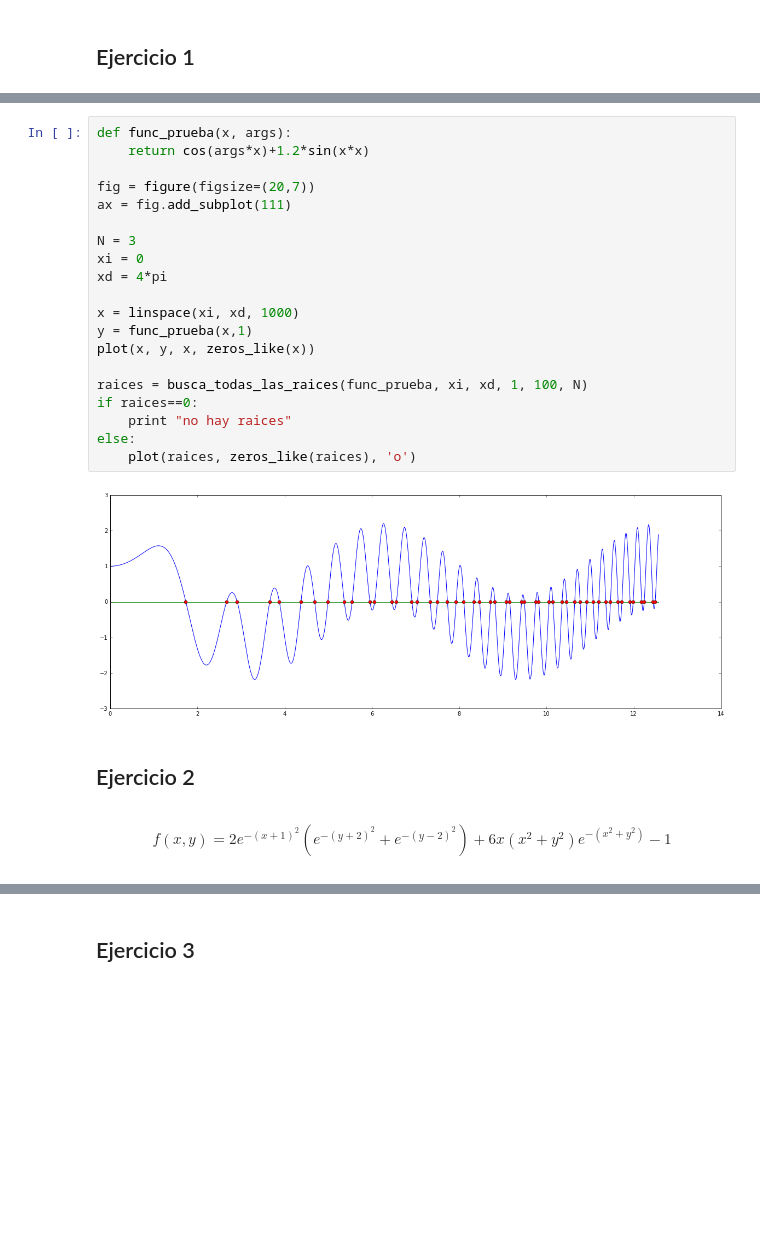
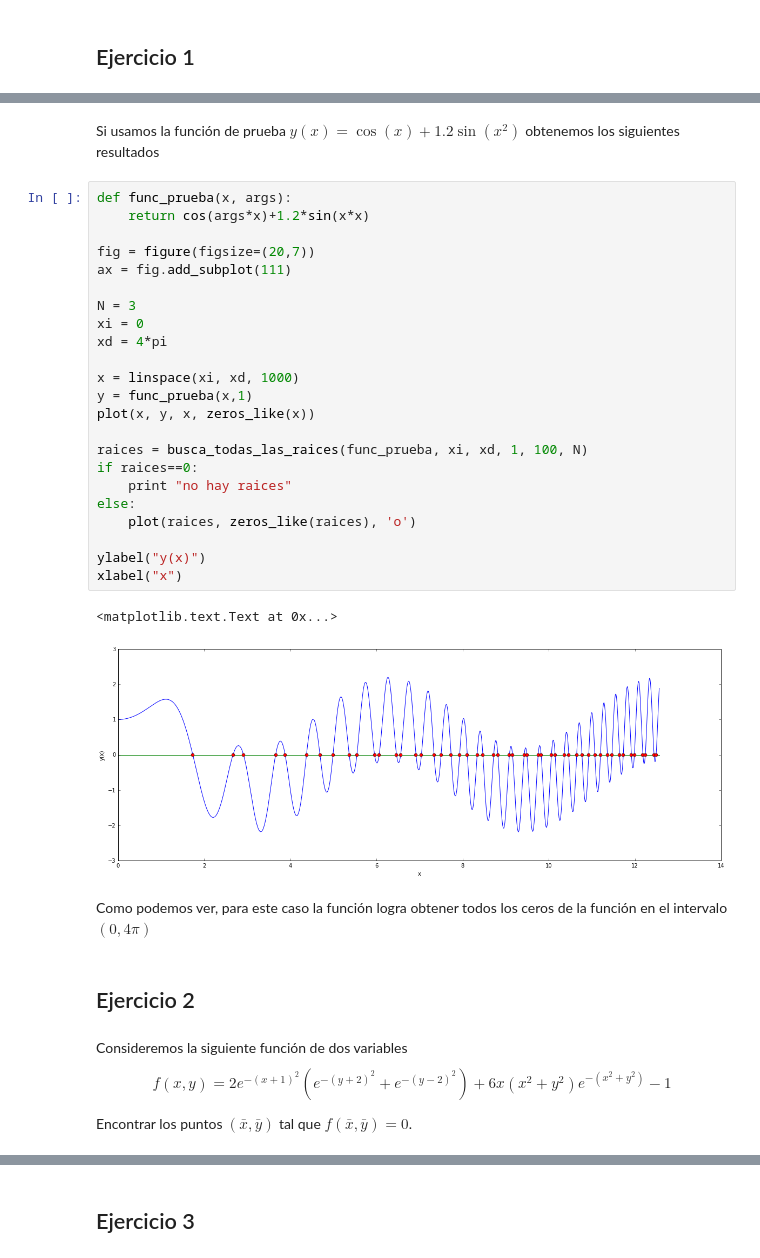
Before and after one commit to diegohdzrjk/Fisica-Computacional-2017-1, a Jupyter notebook: Tareas/Tarea2_diegohdzrjk.ipynb, the cells around one changed output, grey strips where cells are left out. Saved outputs shown, nothing was run; the diff lists cells and outputs as text; blank space fills up the shorter version.

```diff
--- a/Tareas/Tarea2_diegohdzrjk.ipynb
+++ b/Tareas/Tarea2_diegohdzrjk.ipynb
@@ -77,30 +84,41 @@ def busca_todas_las_raices(func, xi, xd, args, n=50, N=10):
     for i in range(m):
         if lens[i] == max_len:
             return raices[i]
+# %% [markdown]
+Si usamos la función de prueba $y(x) = \cos(x)+1.2\sin(x^2)$ obtenemos los siguientes resultados
 # %%
 def func_prueba(x, args):
     return cos(args*x)+1.2*sin(x*x)
 
 fig = figure(figsize=(20,7))
 ax = fig.add_subplot(111)
 
 N = 3
 xi = 0
 xd = 4*pi
 
 x = linspace(xi, xd, 1000)
 y = func_prueba(x,1)
 plot(x, y, x, zeros_like(x))
 
 raices = busca_todas_las_raices(func_prueba, xi, xd, 1, 100, N)
 if raices==0:
     print "no hay raices"
 else:
     plot(raices, zeros_like(raices), 'o')
+
+ylabel("y(x)")
+xlabel("x")
 # %% [output]
+<matplotlib.text.Text at 0x...>
-[figure, old version]
+[figure, new version]
+# %% [markdown]
+Como podemos ver, para este caso la función logra obtener todos los ceros de la función en el intervalo $(0,4\pi)$
 # %% [markdown]
 ## Ejercicio 2
 # %% [markdown]
+Consideremos la siguiente función de dos variables
 $$f(x,y) = 2 e^{-(x+1)^2}\left(e^{-(y+2)^2}+e^{-(y-2)^2}\right) + 6x(x^2+y^2)e^{-(x^2+y^2)}-1$$
+
+Encontrar los puntos $(\bar x,\bar y)$ tal que $f(\bar x,\bar y)=0$.
 # %%
```
Also changed, not shown: parts of 19 cells of this notebook.
